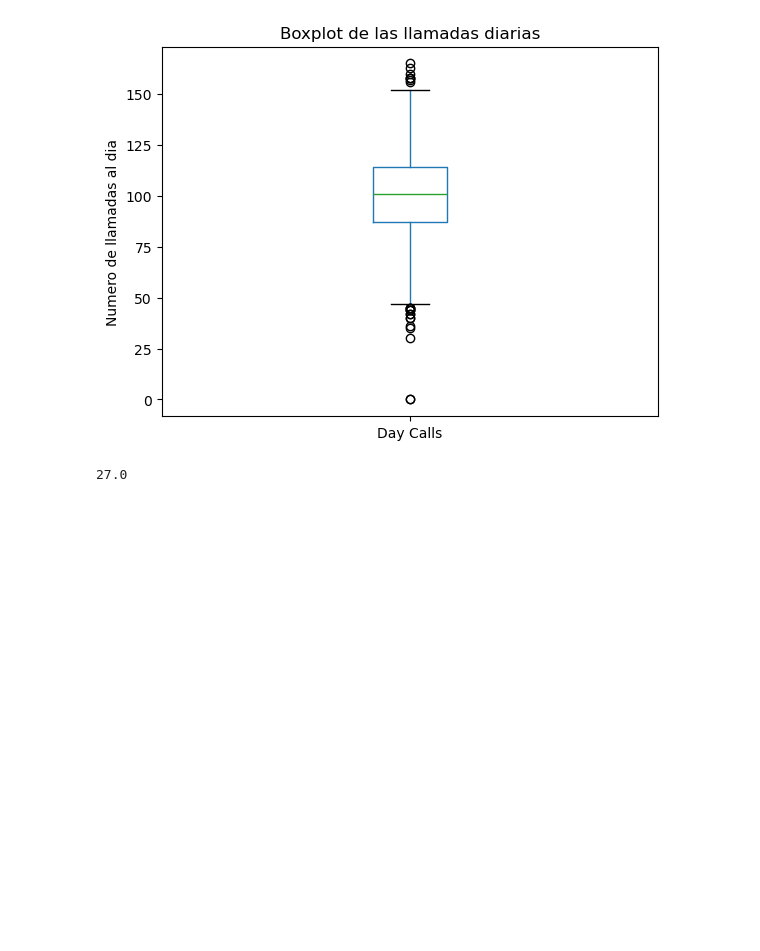
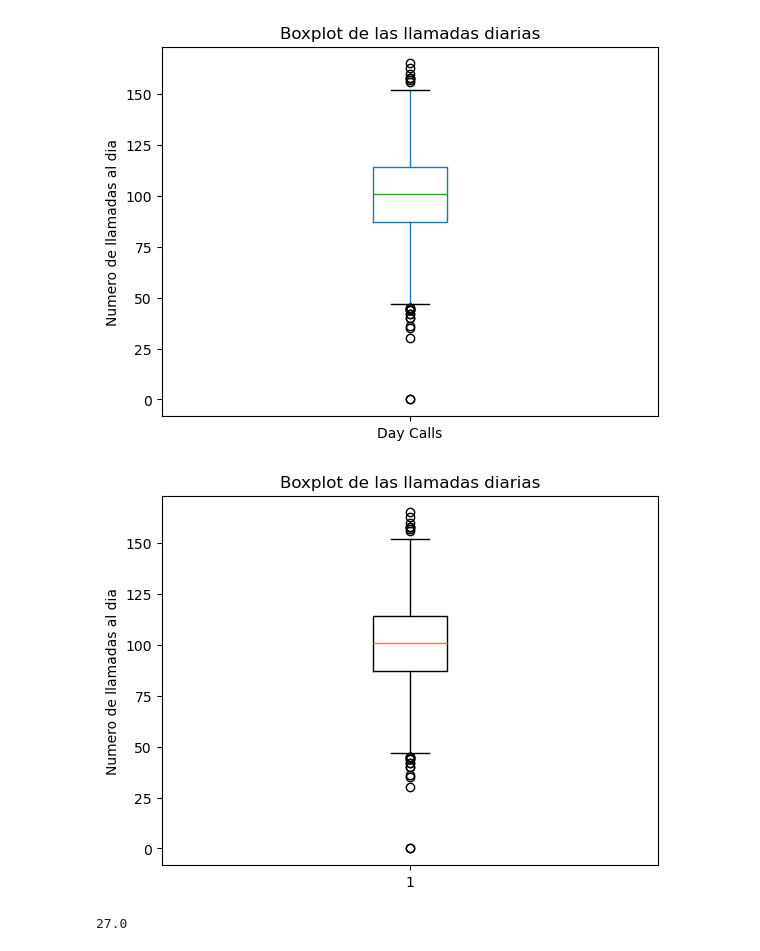
Before and after one commit to mmunozbe/ml-course, a Jupyter notebook: T1-3-Data cleaning-plots.ipynb, the cells around one changed output. Drawn from its saved outputs; the diff is of its cells as text; code cells hidden in the pictures; blank space fills up the shorter version.

```diff
--- a/T1-3-Data cleaning-plots.ipynb
+++ b/T1-3-Data cleaning-plots.ipynb
@@ -63,6 +70,13 @@ plt.title("Boxplot de las llamadas diarias")
 plt.show()
 # %% [output]
 [figure]
+# %%
+plt.boxplot(df["Day Calls"])
+plt.ylabel("Numero de llamadas al dia")
+plt.title("Boxplot de las llamadas diarias")
+plt.show()
+# %% [output]
+[figure, added]
 # %%
 IQR = df["Day Calls"].quantile(0.75) - df["Day Calls"].quantile(0.25)
 IQR
```
Also changed, not shown: parts of 2 cells of this notebook, 2 other files.
